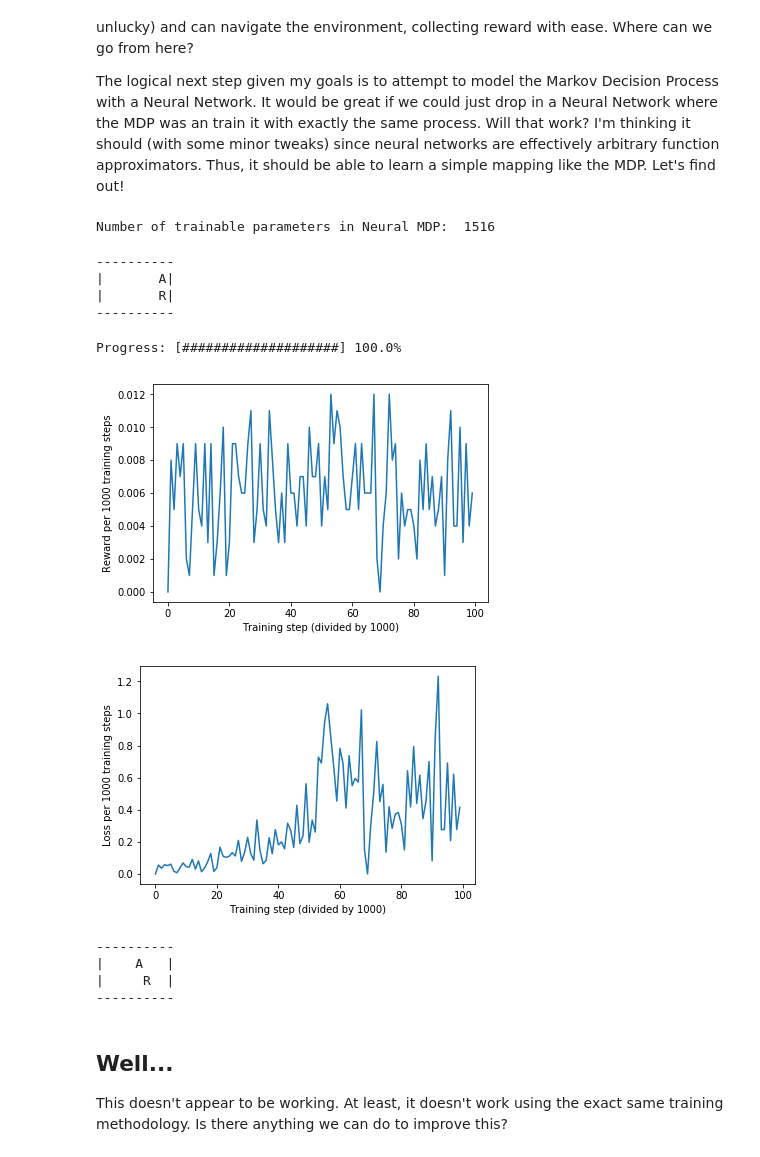
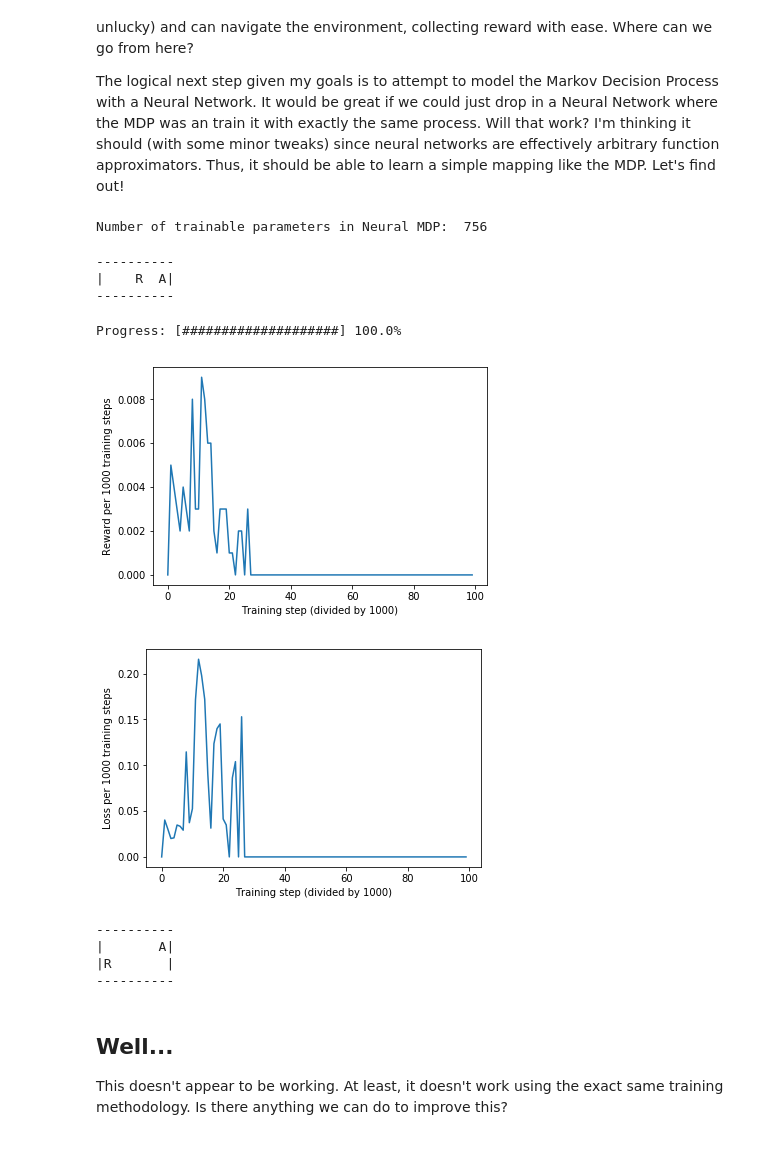
Before and after one commit to JayWalker512/Babys-First-Reinforcement-Learning, a Jupyter notebook: Baby's First Reinforcement Learning.ipynb, the cells around one changed output. Drawn from its saved outputs; the diff is of its cells as text; code cells hidden in the pictures.

```diff
--- a/Baby's First Reinforcement Learning.ipynb
+++ b/Baby's First Reinforcement Learning.ipynb
@@ -182,7 +181,7 @@ class NeuralNet(nn.Module):
 
 
 input_size = len(env.get_state_vector())
-hidden_size = input_size * 3
+hidden_size = input_size * 2
 output_size = len(env.agent.get_possible_movement_directions())
 neural_mdp = NeuralNet(input_size, hidden_size, output_size, num_layers = 2) #maybe we'll play with the other parameters later
 
@@ -190,7 +189,7 @@ neural_mdp = NeuralNet(input_size, hidden_size, output_size, num_layers = 2) #ma
 pytorch_total_params = sum(p.numel() for p in neural_mdp.parameters() if p.requires_grad)
 print("Number of trainable parameters in Neural MDP: ", pytorch_total_params)
 # %% [output]
-Number of trainable parameters in Neural MDP:  1516
+Number of trainable parameters in Neural MDP:  756
 # %%
 import random
 
@@ -214,7 +213,7 @@ def train_step_nn(env, neural_net, epsilon=0.5):
     if choice < epsilon:
         action_taken = one_hot(random.randint(0, num_possible_directions-1), num_possible_directions)
     else:
-        action_taken = action_predicted #TODO FIXME, this is not one-hot! Tends towards zero! Bad!
+        action_taken = one_hot(torch.argmax(action_predicted), action_predicted.shape[0])
 
     env.agent.move(torch.argmax(action_taken).item())
 
@@ -224,9 +223,7 @@ def train_step_nn(env, neural_net, epsilon=0.5):
         reward = 1
         env.reset_food()
 
-    #We clone and detach the action_taken because the criteria (used later) cannot accept a tensor for target
-    #Which has required_grad=True. Found this out the hard way.
-    return state, action_predicted, action_taken.clone().detach(), reward #This will be used by the outer training loop to encourage rewarding actions
+    return state, action_predicted, action_taken, reward #This will be used by the outer training loop to encourage rewarding actions
 
 #How does the agent move around prior to training the new NN?
 #Clearly not the way we want it to!
@@ -238,15 +235,14 @@ for i in range(0,10):
     time.sleep(0.5)
 # %% [output]
 ----------
-|       A|
-|       R|
+|    R  A|
 ----------
 # %%
 #So let's train the neural network using essentially the same algorithm as before
 training_steps = 100000
 initial_epsilon = 1
 epsilon = initial_epsilon
-anneal_epsilon = False #do we decrease epsilon over time?
+anneal_epsilon = True #do we decrease epsilon over time?
 max_history_length = 10 #how many past actions do we want to encourage?
 history = deque([])
 progress = progress_bar.ProgressBar(total_elements=training_steps)
@@ -258,12 +254,12 @@ cumulative_loss_trend = 0
 
 #nn specific setup
 criteria = nn.BCELoss()
-optimizer = optim.SGD(neural_mdp.parameters(), lr = 0.01, momentum = 0)
+optimizer = optim.SGD(neural_mdp.parameters(), lr = 0.05, momentum = 0)
 
 #This is the main training loop.
 for i in range(0, training_steps):
     state, action_predicted, action_taken, reward = train_step_nn(env, neural_mdp, epsilon)
-    history.append({"state": state, "action_predicted": action_predicted, "action_taken": action_taken})
+    history.append({"state": state, "action_predicted": action_predicted, "action_taken": action_taken, "reward": reward})
     while len(history) > max_history_length:
         history.popleft()
 
@@ -273,42 +269,44 @@ for i in range(0, training_steps):
             loss_immediate = criteria(h["action_predicted"], h["action_taken"])
             loss_immediate.backward(retain_graph=True)
             loss_sum += loss_immediate
-            optimizer.step() #we update weights per step to mimic the MDP training behavior
+            optimizer.step()
 
-        #loss.backward(retain_graph=True) #Need to retain graph, because we might backprop over these tensors again
+            #loss_sum += criteria(h["action_predicted"], h["action_taken"])
+        #loss_sum.backward(retain_graph=True)
         #optimizer.step()
+
         cumulative_loss_trend += loss_sum.item()
         cumulative_reward_trend += reward
 
     #We just "turn down" epsilon by a linear interpolation from initial_epsilon to 0.
     if anneal_epsilon:
         epsilon_lerp = initial_epsilon / training_steps
         epsilon = epsilon - epsilon_lerp
         if epsilon < 0:
             epsilon = 0 #might happen due to floating point error stacking up?
 
     if i % trend_interval == 0:
         reward_trends.append(cumulative_reward_trend / trend_interval)
         cumulative_reward_trend = 0
         loss_trends.append(cumulative_loss_trend / trend_interval)
         cumulative_loss_trend = 0
         progress.update(i).draw()
 
 progress.update(training_steps).draw()
 
 plt.plot(range(len(reward_trends)), reward_trends)
 plt.ylabel("Reward per 1000 training steps")
 plt.xlabel("Training step (divided by 1000)")
 plt.show()
 
 plt.plot(range(len(loss_trends)), loss_trends)
 plt.ylabel("Loss per 1000 training steps")
 plt.xlabel("Training step (divided by 1000)")
 plt.show()
 # %% [output]
 Progress: [####################] 100.0%
-[figure, old version]
+[figure, new version]
-[figure, old version]
+[figure, new version]
 # %%
 #Observe our agent after training for a while. Does it appear to have learned anything?
 for i in range(0,50):
@@ -318,8 +316,8 @@ for i in range(0,50):
     time.sleep(0.5)
 # %% [output]
 ----------
-|    A   |
-|     R  |
+|       A|
+|R       |
 ----------
 # %% [markdown]
 Well...
```
Also changed, not shown: parts of 10 cells of this notebook.
